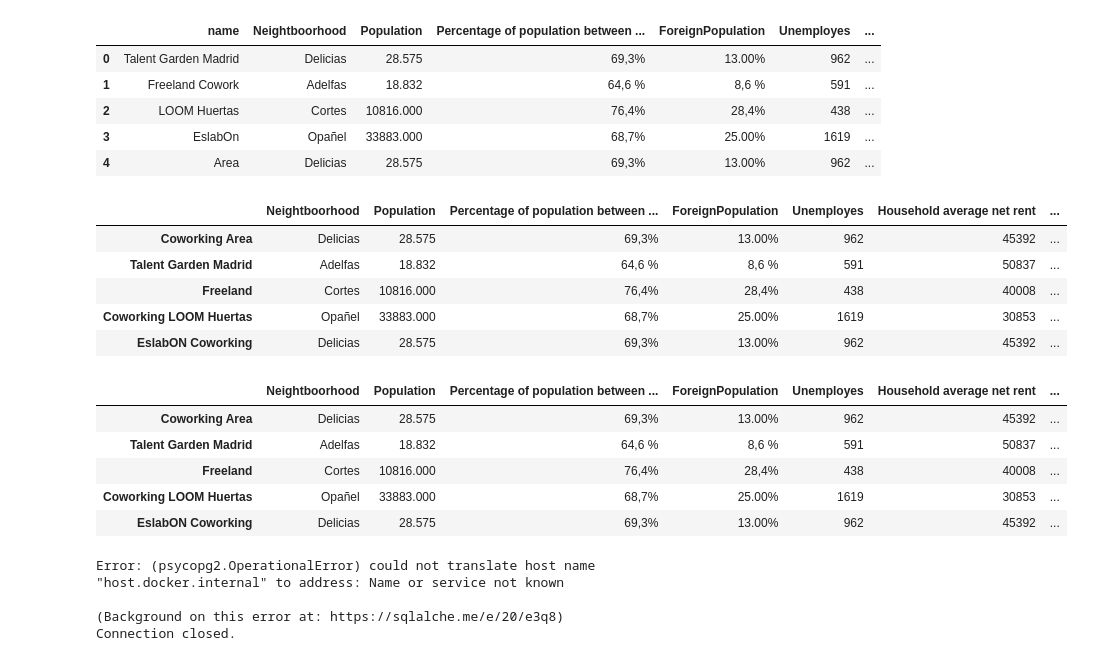
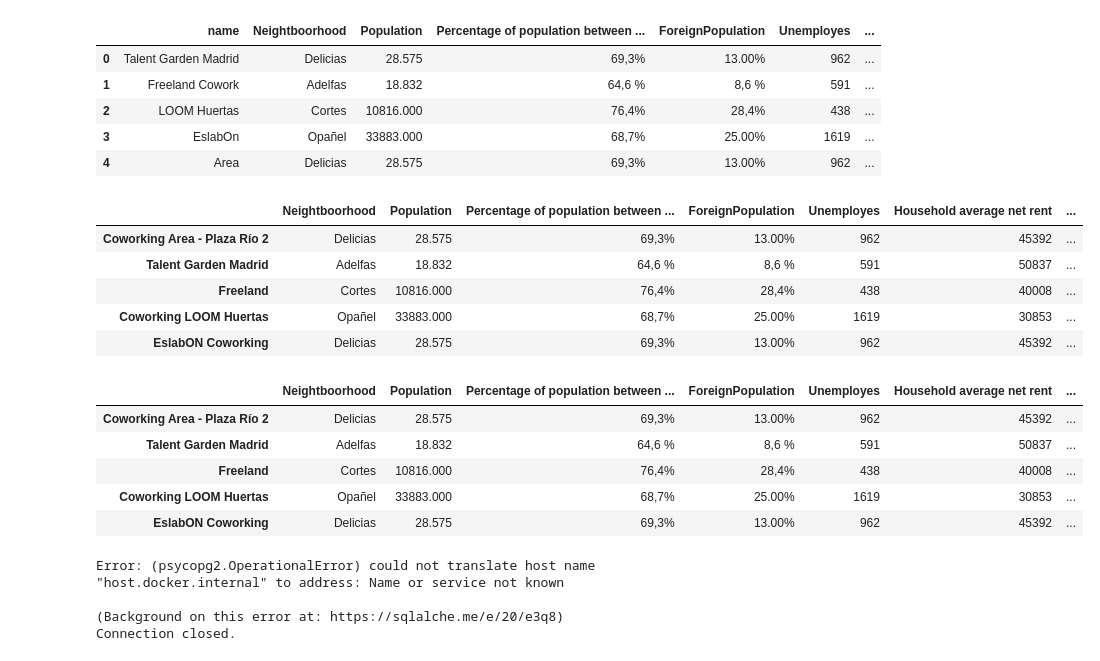
Before and after one commit to GabrielFersPin/Coworking, a Jupyter notebook: Coworking.ipynb, the cells around one changed output. Cells and saved outputs as stored; diff of their text form; code cells hidden in the pictures.

Commit message:
modified:   Coworking.ipynb 	modified:   updated_location_coworking.csv

```diff
--- a/Coworking.ipynb
+++ b/Coworking.ipynb
@@ -387,7 +387,7 @@ madrid_places = madrid_places_data['results']
 filtered_data = []
 
 # List of names to filter
-names_to_filter = ['Coworking Area', 'Talent Garden Madrid', 'Freeland', 'Coworking LOOM Huertas', 'EslabON Coworking']
+names_to_filter = ['Coworking Area - Plaza R\u00edo 2', 'Talent Garden Madrid', 'Freeland', 'Coworking LOOM Huertas', 'EslabON Coworking']
 
 # Filter data based on names
 for place in madrid_places:
@@ -395,34 +395,34 @@ for place in madrid_places:
         filtered_data.append({
             'name': place.get('name'),  # Add the 'name' column
             'formatted_address': place.get('formatted_address'),
             'lat': place.get('geometry', {}).get('location', {}).get('lat'),
             'lng': place.get('geometry', {}).get('location', {}).get('lng')
         })
 
 # Convert the filtered data to a DataFrame
 filtered_data_df = pd.DataFrame(filtered_data)
 
 # Load the existing DataFrame
 location_coworking = pd.read_csv('LocationCoworking.csv')
 
 # Drop the first column from location_coworking (assuming it's the 'Unnamed: 0' column)
 location_coworking = location_coworking.iloc[:, 1:]
 
 # Ensure the number of names matches the number of rows in location_coworking
 if len(names_to_filter) != len(location_coworking):
     raise ValueError("Number of names to filter does not match the number of rows in location_coworking")
 
 # Set the names as index in location_coworking
 location_coworking.index = names_to_filter
 
 # Merge the existing DataFrame and filtered data based on the index
 updated_location_coworking = pd.concat([location_coworking, filtered_data_df.set_index('name')], axis=1)
 
 # Print the updated DataFrame
 updated_location_coworking
 # %% [output]
 |  | Neightboorhood | Population | Percentage of population between ... | ForeignPopulation | Unemployes | Household average net rent | ... |
-| Coworking Area | Delicias | 28.575 | 69,3% | 13.00% | 962 | 45392 | ... |
+| Coworking Area - Plaza Río 2 | Delicias | 28.575 | 69,3% | 13.00% | 962 | 45392 | ... |
 | Talent Garden Madrid | Adelfas | 18.832 | 64,6 % | 8,6 % | 591 | 50837 | ... |
 | Freeland | Cortes | 10816.000 | 76,4% | 28,4% | 438 | 40008 | ... |
 | Coworking LOOM Huertas | Opañel | 33883.000 | 68,7% | 25.00% | 1619 | 30853 | ... |
@@ -431,7 +431,7 @@ updated_location_coworking
 updated_location_coworking
 # %% [output]
 |  | Neightboorhood | Population | Percentage of population between ... | ForeignPopulation | Unemployes | Household average net rent | ... |
-| Coworking Area | Delicias | 28.575 | 69,3% | 13.00% | 962 | 45392 | ... |
+| Coworking Area - Plaza Río 2 | Delicias | 28.575 | 69,3% | 13.00% | 962 | 45392 | ... |
 | Talent Garden Madrid | Adelfas | 18.832 | 64,6 % | 8,6 % | 591 | 50837 | ... |
 | Freeland | Cortes | 10816.000 | 76,4% | 28,4% | 438 | 40008 | ... |
 | Coworking LOOM Huertas | Opañel | 33883.000 | 68,7% | 25.00% | 1619 | 30853 | ... |
```
Also changed, not shown: 1 other file.
